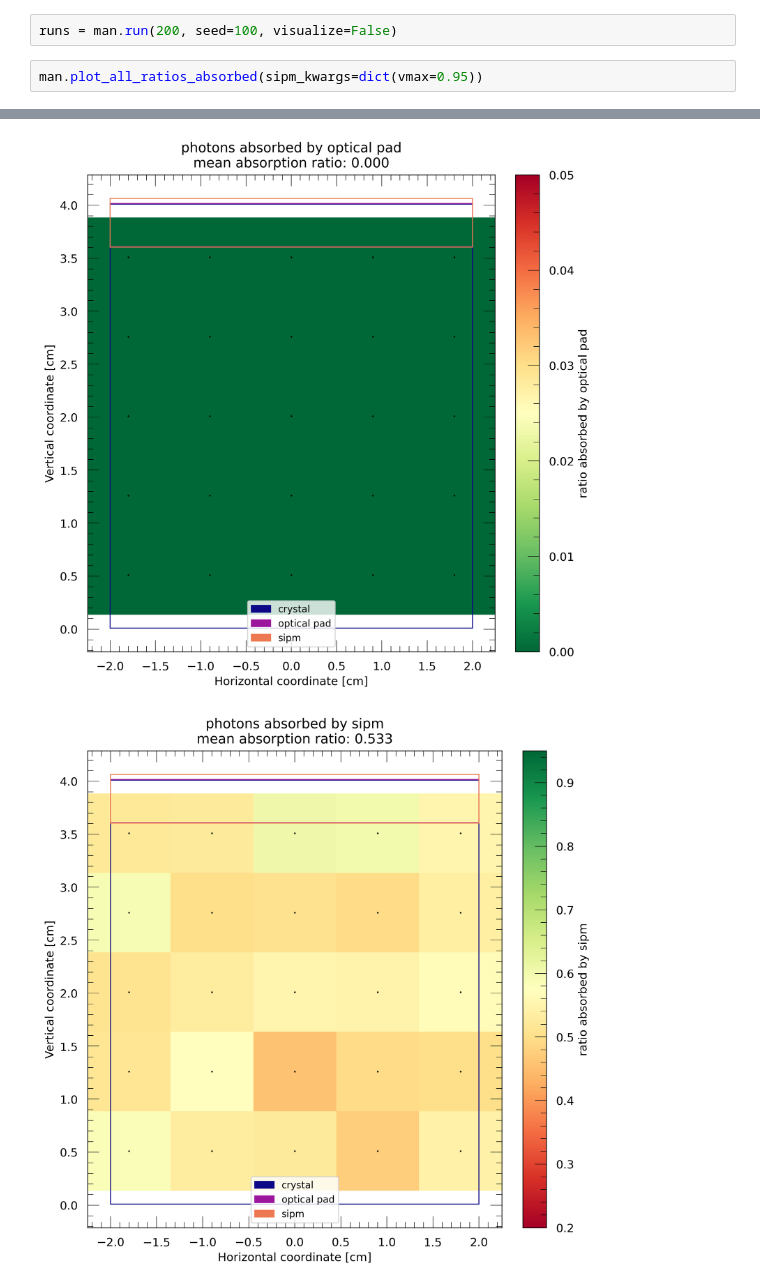
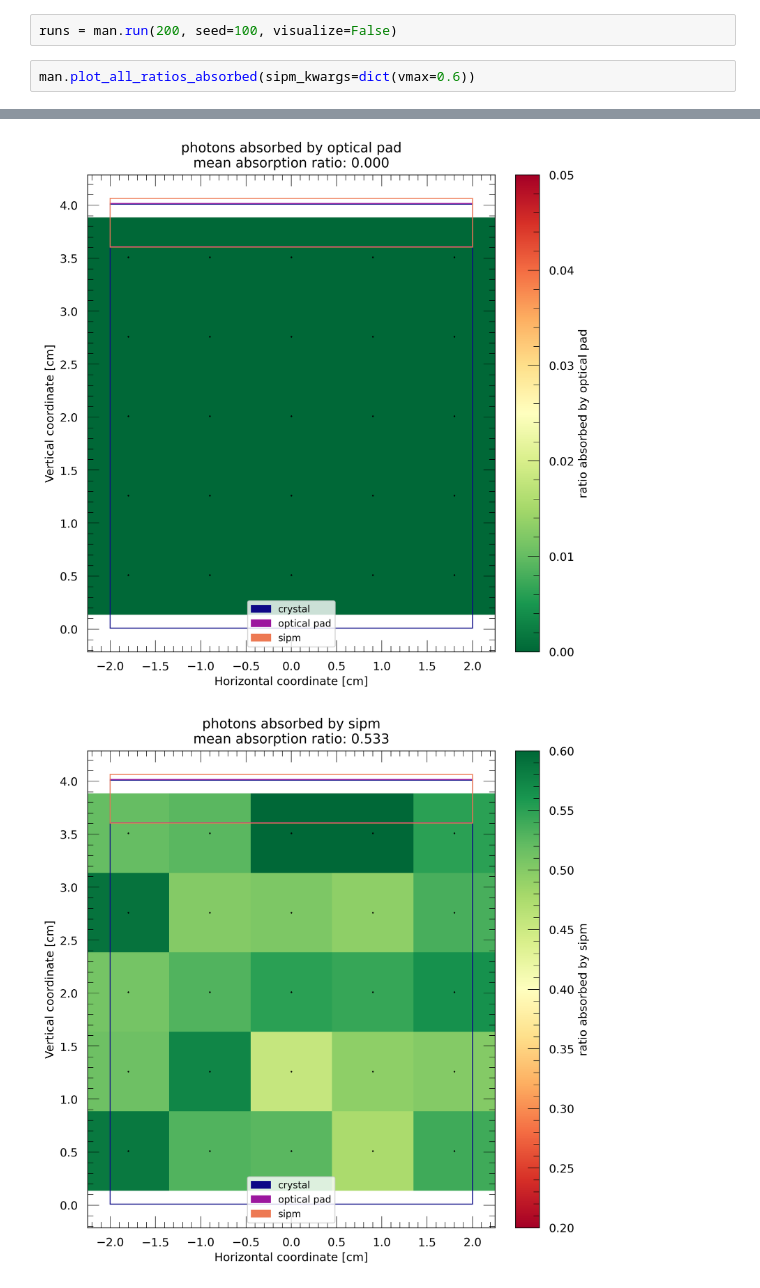
Before and after one commit to umn-impish/crystal-geometry, a Jupyter notebook: notebooks/plates/chamfered-plate-45deg.ipynb, the cells around one changed output, grey strips where cells are left out. Saved outputs shown, nothing was run; the diff lists cells and outputs as text.

```diff
--- a/notebooks/chamfered_plates/chamfered-plate-45deg.ipynb
+++ b/notebooks/plates/chamfered-plate-45deg.ipynb
@@ -55,5 +55,5 @@ http://127.0.0.1:7045/static/
 # %%
 runs = man.run(200, seed=100, visualize=False)
 # %%
-man.plot_all_ratios_absorbed(sipm_kwargs=dict(vmax=0.95))
+man.plot_all_ratios_absorbed(sipm_kwargs=dict(vmax=0.6))
 # %% [output]
@@ -63,3 +63,3 @@ chamfered_plate_45deg/runs_20240720T112851/figures/sipm_absorbed.png
 [figure]
 [figure]
-[figure, old version]
+[figure, new version]
```
Also changed, not shown: parts of 3 cells of this notebook, 20 other files.
